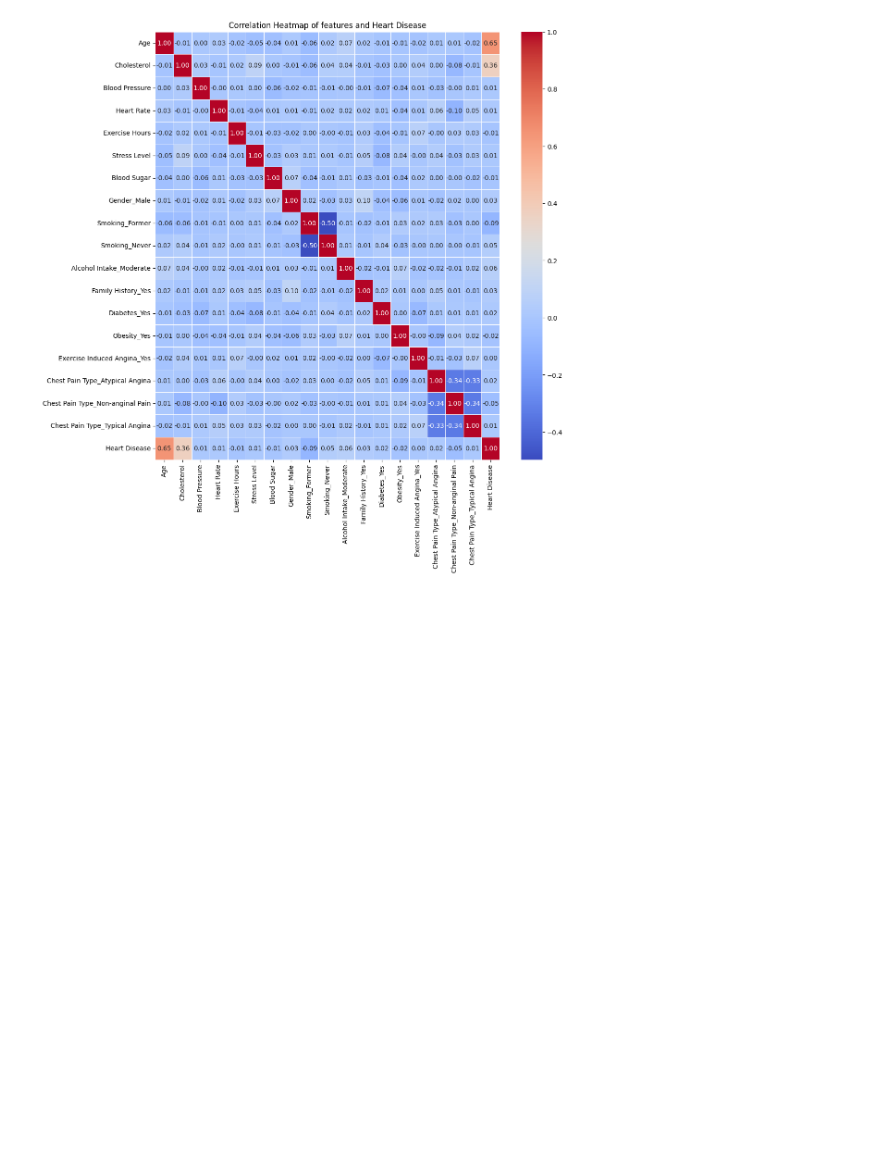
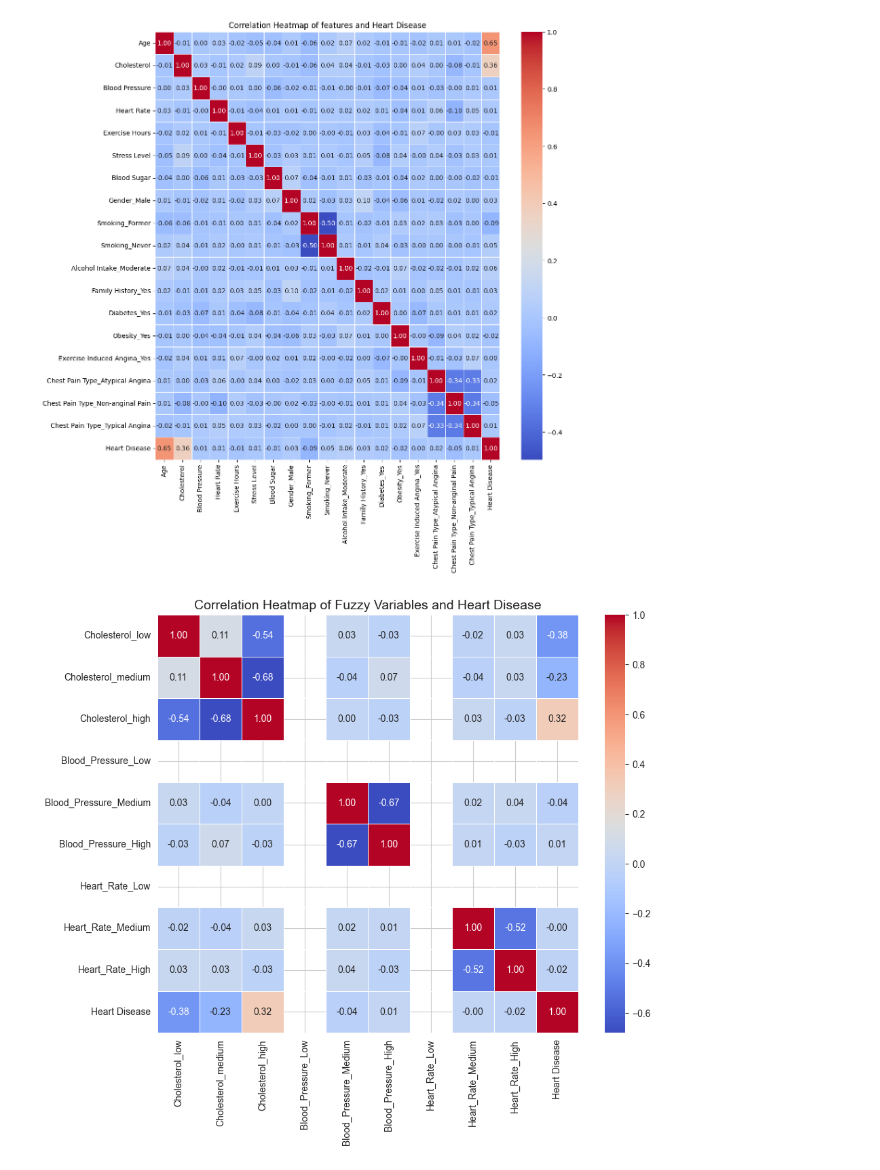
Before and after one commit to prajithravisankar/heart-disease-prediction, a Jupyter notebook: notebooks/exploratory_analysis.ipynb, the cells around one changed output. Drawn from its saved outputs; the diff is of its cells as text; code cells hidden in the pictures; blank space fills up the shorter version.

Commit message:
Multivariable analysis and Fuzzy variables (Cholesterol, Blood pressure and heart rate

```diff
--- a/notebooks/exploratory_analysis.ipynb
+++ b/notebooks/exploratory_analysis.ipynb
@@ -22,3 +23,31 @@ plt.title("Correlation Heatmap of features and Heart Disease")
 plt.show()
 # %% [output]
 [figure]
+# %%
+import pandas as pd
+import seaborn as sns
+import matplotlib.pyplot as plt
+
+# Load the dataset with fuzzy values
+df = pd.read_csv("../data/processed/cleaned_data.csv")
+
+# Select only the fuzzy membership values and the heart disease column
+correlation_data = df[['Cholesterol_low', 'Cholesterol_medium', 'Cholesterol_high',
+                       'Blood_Pressure_Low', 'Blood_Pressure_Medium', 'Blood_Pressure_High',
+                       'Heart_Rate_Low', 'Heart_Rate_Medium', 'Heart_Rate_High',
+                       'Heart Disease']]
+
+# Compute correlation matrix
+corr_matrix = correlation_data.corr()
+
+# Plot the heatmap
+plt.figure(figsize=(10, 8))
+sns.heatmap(corr_matrix, annot=True, cmap='coolwarm', fmt=".2f", linewidths=0.5)
+
+# Customize title
+plt.title("Correlation Heatmap of Fuzzy Variables and Heart Disease", fontsize=14)
+
+# Show the plot
+plt.show()
+# %% [output]
+[figure, added]
```
Also changed, not shown: parts of 4 cells of this notebook, 3 other files.
